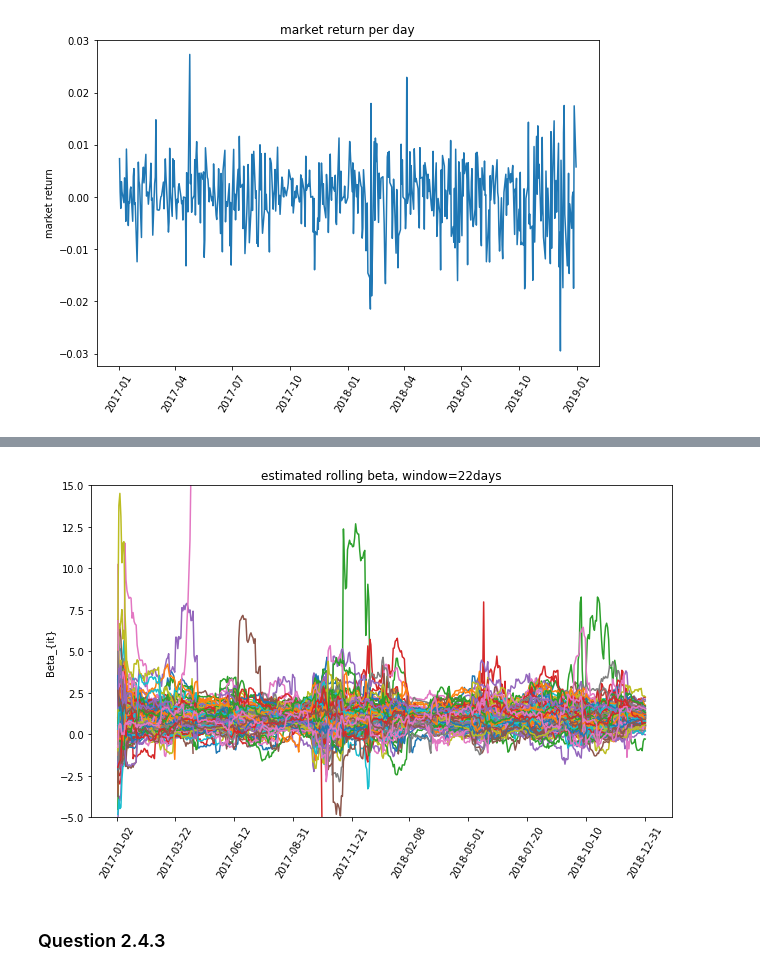
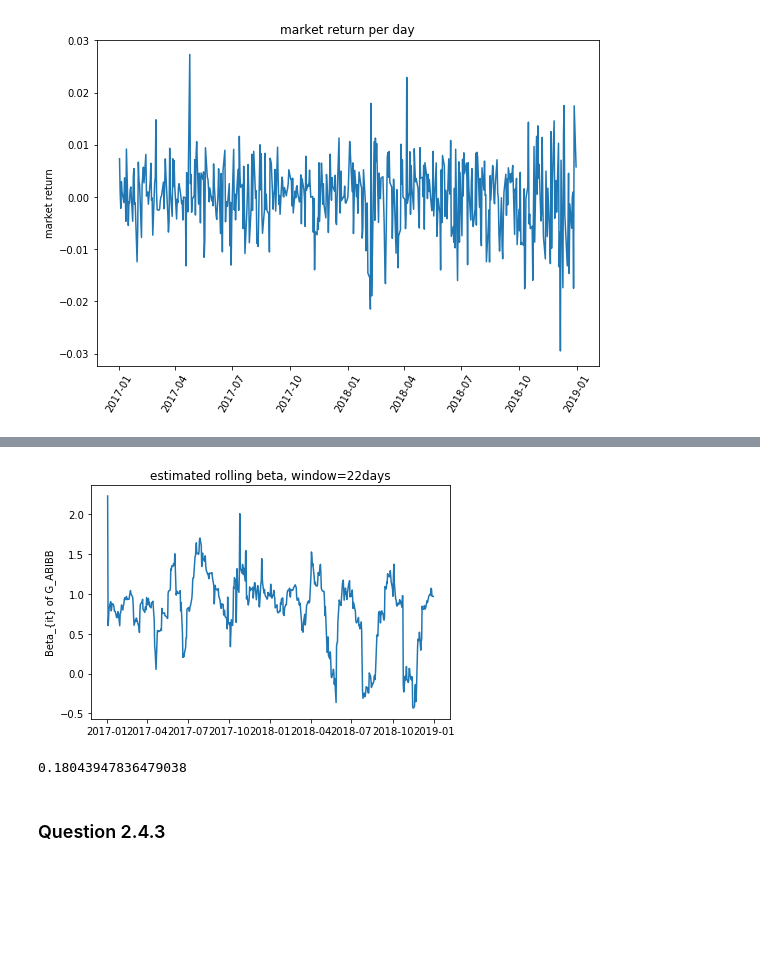
Before and after one commit to James-Xu-Xinyuan/Singal-Processing-Machine-Learning-for-Finance, a Jupyter notebook: FSP CW.ipynb, the cells around one changed output, grey strips where cells are left out. Saved outputs shown, nothing was run; the diff lists cells and outputs as text; code cells hidden in the pictures; blank space fills up the shorter version.

```diff
--- a/FSP CW.ipynb
+++ b/FSP CW.ipynb
@@ -656,5 +667,10 @@ plt.show()
 # %%
-Beta_equ = df['ret'].rolling(22, min_periods=1).cov(Rmt).div(Rmt.rolling(22, min_periods=1).var(), axis=0)
-
-Beta_equ
+Beta_equ= df['ret'].rolling(22, min_periods=1).cov(Rmt).div(Rmt.rolling(22, min_periods=1).var(), axis=0)
+Beta_equ.index = pd.to_datetime(Beta_equ.index)
+plt.plot(Beta_equ.index, Beta_equ['G_AALLN'])
+plt.ylabel('Beta_{it} of G_AALLN')
+plt.title('estimated rolling beta, window=22days')
+plt.tight_layout()
+plt.show()
+print(Beta_equ['G_AALLN'].var())
 # %% [output]
@@ -674,15 +679,14 @@ Beta_equ
 # %%
-plt.figure(figsize=(9,6))
-plt.plot(Beta_equ.index, Beta_equ)
-plt.ylim((-5,15))
-plt.xticks(rotation=60)
-plt.ylabel('Beta_{it}')
+Beta_equ.index = pd.to_datetime(Beta_equ.index)
+plt.plot(Beta_equ.index, Beta_equ['G_ABIBB'])
+plt.ylabel('Beta_{it} of G_ABIBB')
 plt.title('estimated rolling beta, window=22days')
-plt.xticks([Beta_equ.index[i] for i in np.linspace(0,len(Beta_equ.index)-1, 10).astype(int)],rotation=60)
 plt.tight_layout()
 plt.show()
+print(Beta_equ['G_ABIBB'].var())
 # %% [output]
-[figure, old version]
+[figure, new version]
+0.18043947836479038
 # %% [markdown]
 ### Question 2.4.3
 # %%
```
Also changed, not shown: parts of 36 cells of this notebook, 1 other file.
